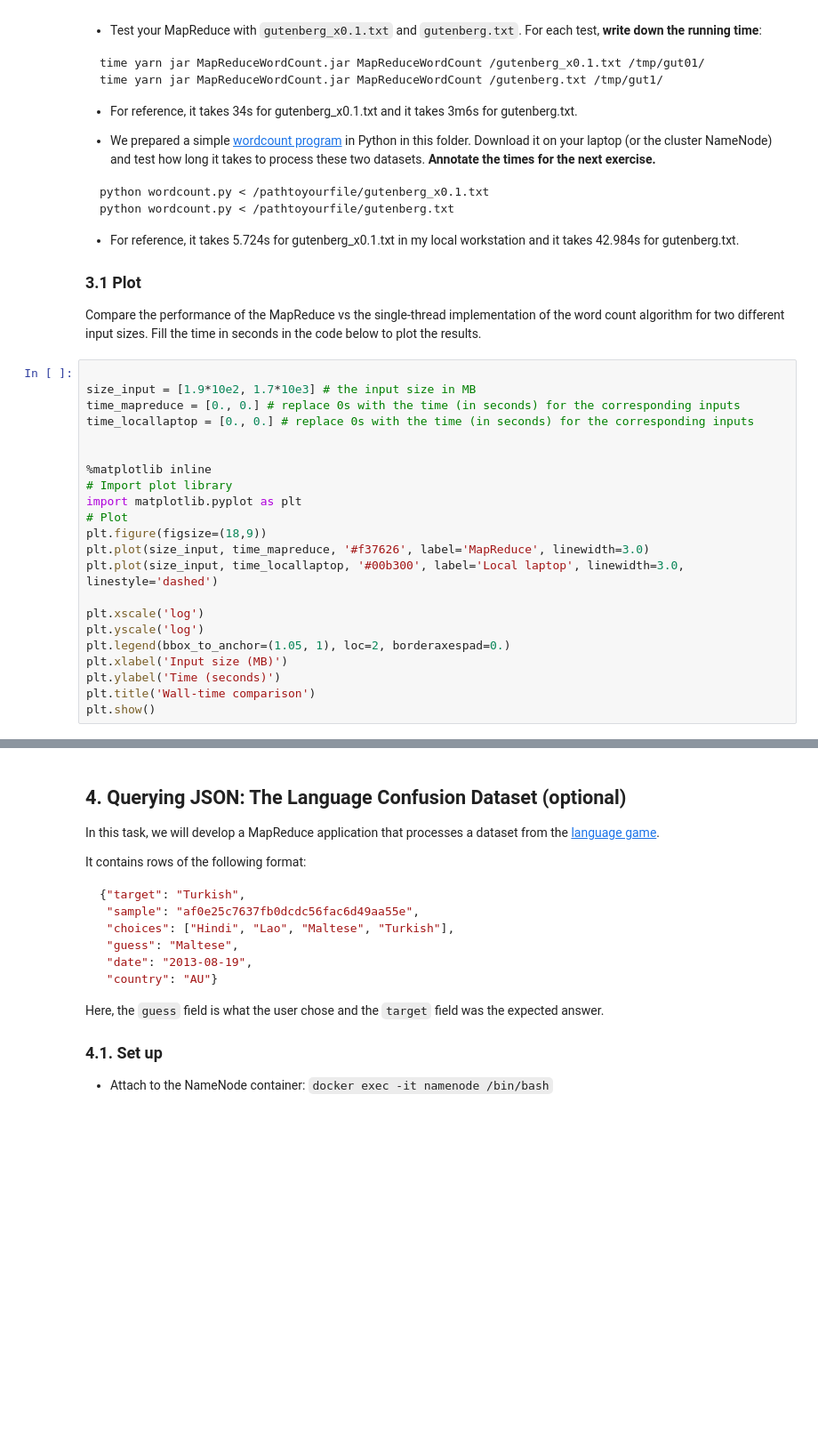
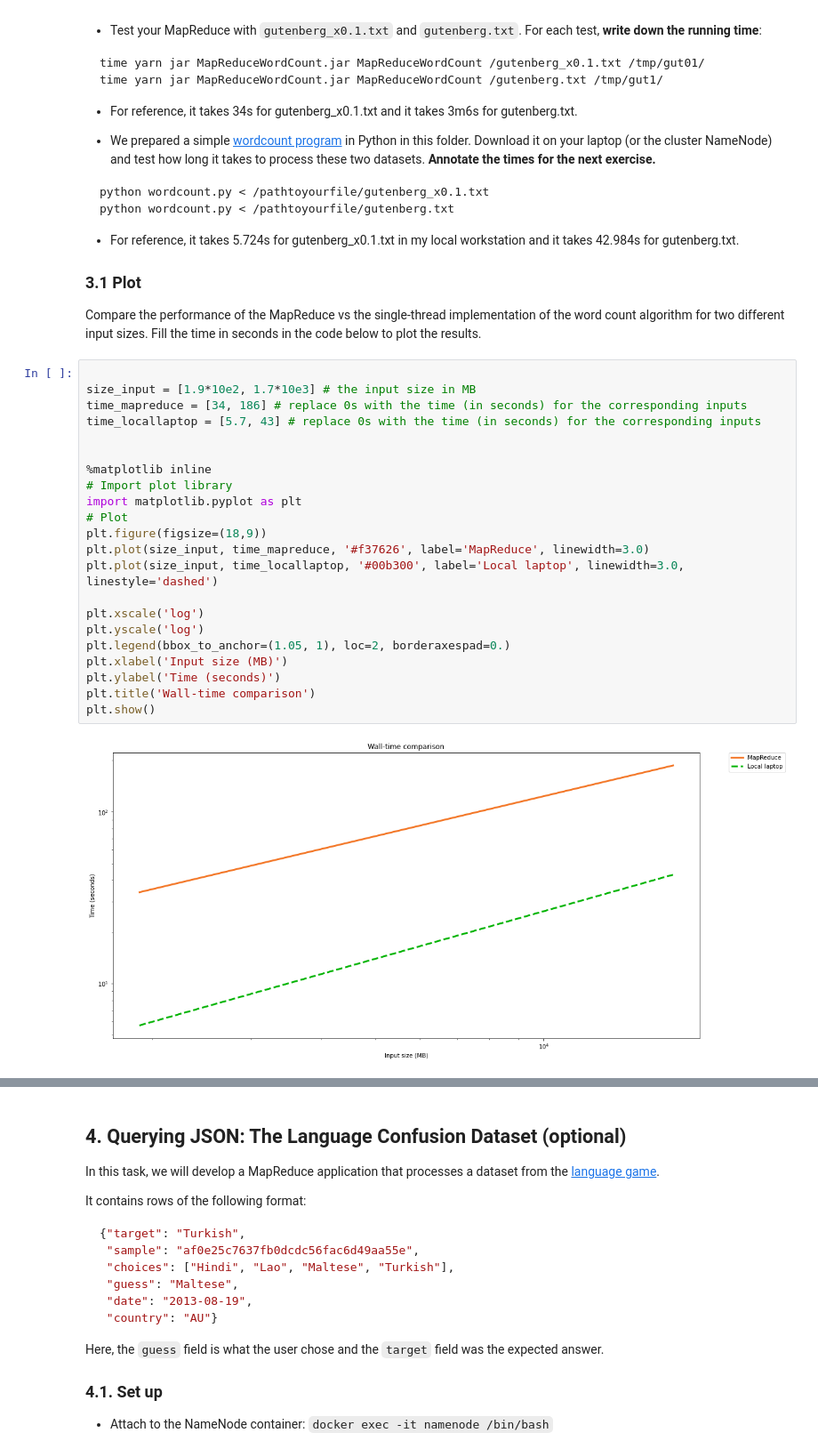
Before and after one commit to Gcarassai/bigdata-exercises, a Jupyter notebook: Big_Data/exercise07/Exercise07_MapReduce.ipynb, the cells around one changed output, grey strips where cells are left out. Shown at 89% size. Drawn from its saved outputs; the diff is of its cells as text; blank space fills up the shorter version.

```diff
--- a/Big_Data/exercise07/Exercise07_MapReduce.ipynb
+++ b/Big_Data/exercise07/Exercise07_MapReduce.ipynb
@@ -270,25 +270,27 @@ Compare the performance of the MapReduce vs the single-thread implementation of
 # %%
 
 size_input = [1.9*10e2, 1.7*10e3] # the input size in MB
-time_mapreduce = [0., 0.] # replace 0s with the time (in seconds) for the corresponding inputs
-time_locallaptop = [0., 0.] # replace 0s with the time (in seconds) for the corresponding inputs
+time_mapreduce = [34, 186] # replace 0s with the time (in seconds) for the corresponding inputs
+time_locallaptop = [5.7, 43] # replace 0s with the time (in seconds) for the corresponding inputs
 
 
 %matplotlib inline
 # Import plot library
 import matplotlib.pyplot as plt
 # Plot
 plt.figure(figsize=(18,9))
 plt.plot(size_input, time_mapreduce, '#f37626', label='MapReduce', linewidth=3.0)
 plt.plot(size_input, time_locallaptop, '#00b300', label='Local laptop', linewidth=3.0, linestyle='dashed')
 
 plt.xscale('log')
 plt.yscale('log')
 plt.legend(bbox_to_anchor=(1.05, 1), loc=2, borderaxespad=0.)
 plt.xlabel('Input size (MB)')
 plt.ylabel('Time (seconds)')
 plt.title('Wall-time comparison')
 plt.show()
+# %% [output]
+[figure, added]
 # %% [markdown]
 ### 3.2. Discussion
 
```
Also changed, not shown: parts of 1 cell of this notebook, 1 other file.
